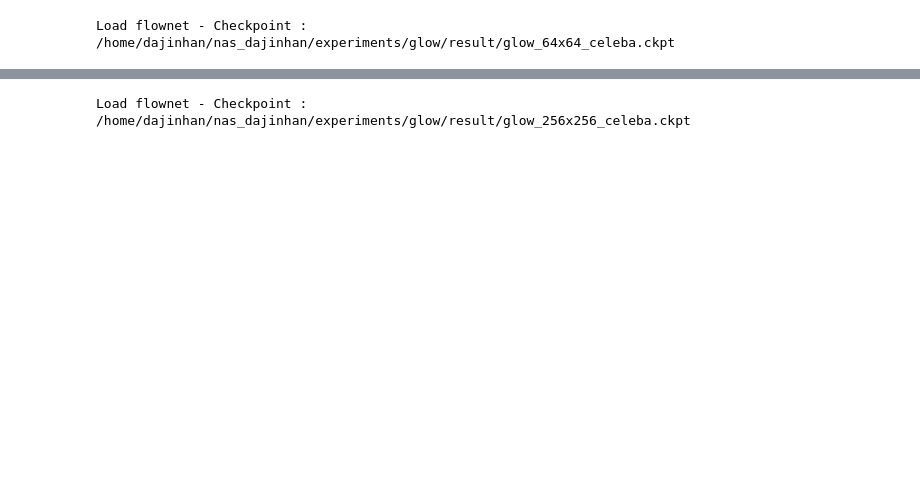
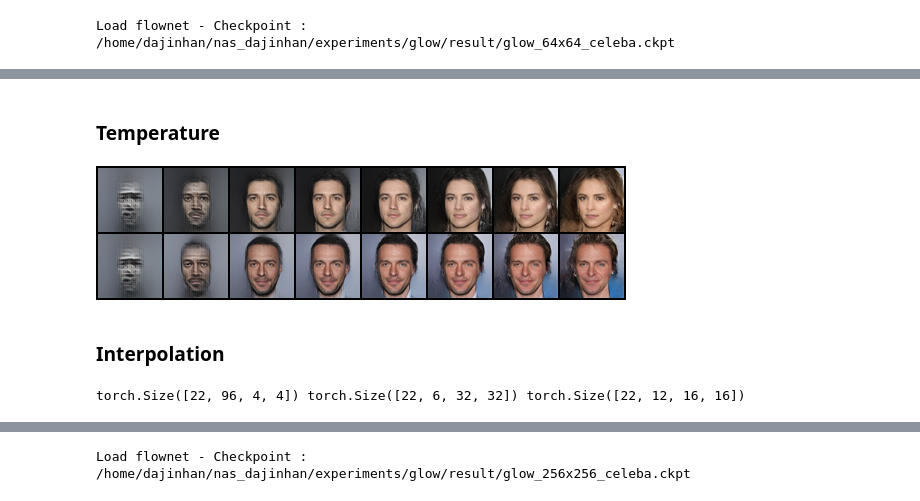
Before and after one commit to dajinstory/glow-pytorch, a Jupyter notebook: src/demo.ipynb, the cells around one changed output, grey strips where cells are left out. Cells and saved outputs as stored; diff of their text form; code cells hidden in the pictures; blank space fills up the shorter version.

```diff
--- a/src/demo.ipynb
+++ b/src/demo.ipynb
@@ -99,5 +136,5 @@ net = load_glow_64x64_celeba()
 # %% [output]
 Load flownet - Checkpoint :  /home/dajinhan/nas_dajinhan/experiments/glow/result/glow_64x64_celeba.ckpt
 # %%
-x = sample_64(net, n_samples=10, temp=0.7)
+x = sample_64(net, n_samples=64, temp=1.0)
 # %%
@@ -106,0 +145,13 @@ ttp(x[0])
+# %% [markdown]
+### Temperature
+# %%
+x_samples = torch.stack([x[3], x[4]], dim=0)
+z_final, z_splits = x_to_z(net, x_samples)
+# %%
+x_temperature = sample_temperature(net, z_final, z_splits)
+# %%
+sample_grid(x_temperature, 8)
+# %% [output]
+[figure, added]
+# %% [markdown]
+### Interpolation
@@ -106,0 +164,4 @@ ttp(x[0])
+# %%
+x_interpolation = sample_interpolate(net, (z1_final, z1_splits), (z2_final, z2_splits))
+# %% [output]
+torch.Size([22, 96, 4, 4]) torch.Size([22, 6, 32, 32]) torch.Size([22, 12, 16, 16])
```
Also changed, not shown: parts of 13 cells of this notebook, 10 other files.
